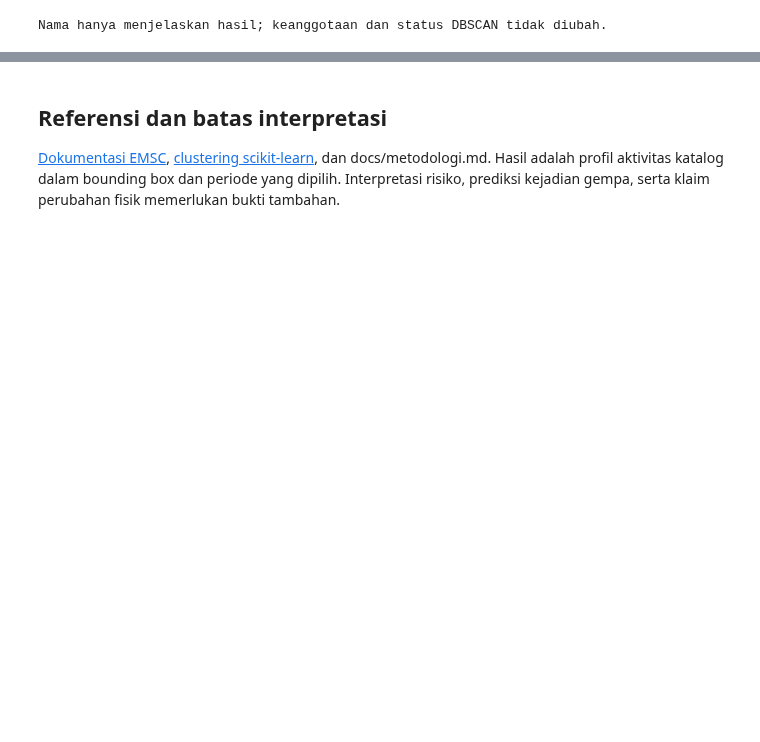
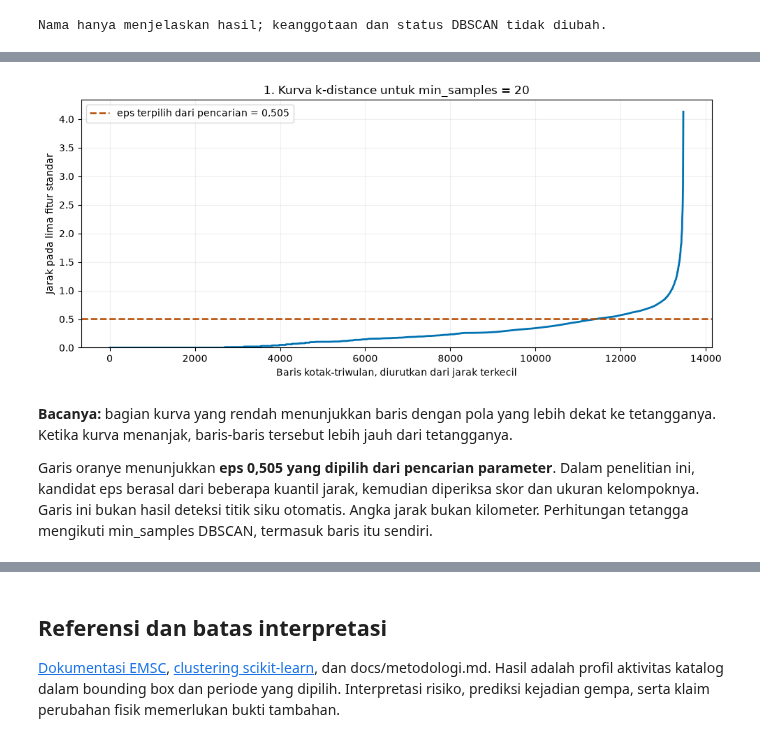
Before and after one commit to yudnata/machine-learning, a Jupyter notebook: notebooks/05_dbscan/05_dbscan.ipynb, the cells around one changed output, grey strips where cells are left out. Saved outputs shown, nothing was run; the diff lists cells and outputs as text; code cells hidden in the pictures; blank space fills up the shorter version.

```diff
--- a/notebooks/05_dbscan/05_dbscan.ipynb
+++ b/notebooks/05_dbscan/05_dbscan.ipynb
@@ -308,0 +318,34 @@ Name: n_grid_quarters, dtype: int64
+# %%
+with threadpool_limits(limits=2):
+    neighbor_distances = NearestNeighbors(n_neighbors=int(dbscan_metadata["min_samples"]), n_jobs=1).fit(evaluation_X).kneighbors(evaluation_X)[0][:, -1]
+sorted_distances = np.sort(neighbor_distances)
+fig, ax = plt.subplots(figsize=(10, 4.5))
+ax.plot(np.arange(1, len(sorted_distances) + 1), sorted_distances, color="#0072B2", linewidth=2)
+ax.axhline(dbscan_metadata["eps"], color="#B44A00", linestyle="--", linewidth=1.8,
+           label=f"eps terpilih dari pencarian = {angka(dbscan_metadata['eps'], 3)}")
+ax.set(title=f"1. Kurva k-distance untuk min_samples = {dbscan_metadata['min_samples']}",
+       xlabel="Baris kotak-triwulan, diurutkan dari jarak terkecil", ylabel="Jarak pada lima fitur standar")
+ax.set_ylim(bottom=0)
+ax.legend(loc="upper left")
+ax.grid(alpha=.2)
+fig.tight_layout()
+fig.savefig(ROOT / "reports/figures/dbscan_simple_k_distance.png", dpi=160)
+plt.show()
+plt.close(fig)
+display(Markdown(f"""**Bacanya:** bagian kurva yang rendah menunjukkan baris dengan pola yang lebih dekat ke tetangganya.
+Ketika kurva menanjak, baris-baris tersebut lebih jauh dari tetangganya.
+
+Garis oranye menunjukkan **eps {angka(dbscan_metadata['eps'], 3)} yang dipilih dari pencarian parameter**.
+Dalam penelitian ini, kandidat eps berasal dari beberapa kuantil jarak, kemudian diperiksa skor dan ukuran kelompoknya.
+Garis ini bukan hasil deteksi titik siku otomatis. Angka jarak bukan kilometer.
+Perhitungan tetangga mengikuti min_samples DBSCAN, termasuk baris itu sendiri.
+"""))
+# %% [output]
+[figure, added]
+**Bacanya:** bagian kurva yang rendah menunjukkan baris dengan pola yang lebih dekat ke tetangganya.
+Ketika kurva menanjak, baris-baris tersebut lebih jauh dari tetangganya.
+
+Garis oranye menunjukkan **eps 0,505 yang dipilih dari pencarian parameter**.
+Dalam penelitian ini, kandidat eps berasal dari beberapa kuantil jarak, kemudian diperiksa skor dan ukuran kelompoknya.
+Garis ini bukan hasil deteksi titik siku otomatis. Angka jarak bukan kilometer.
+Perhitungan tetangga mengikuti min_samples DBSCAN, termasuk baris itu sendiri.
```
Also changed, not shown: parts of 22 cells of this notebook, 21 other files.
